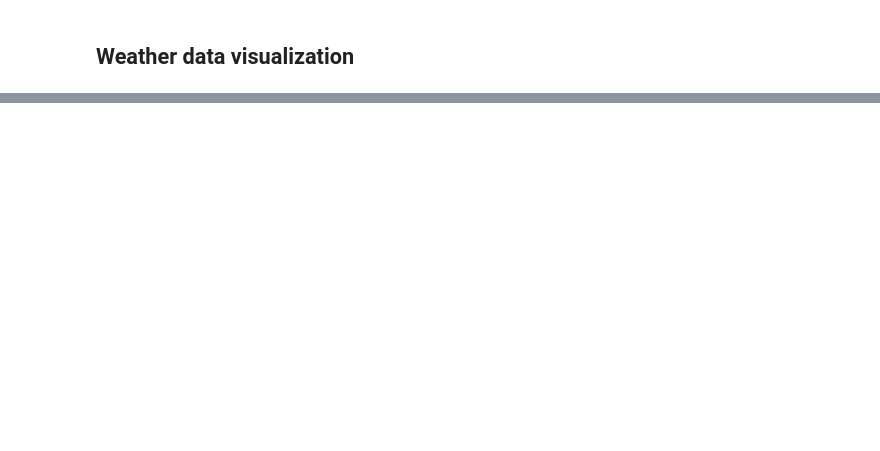
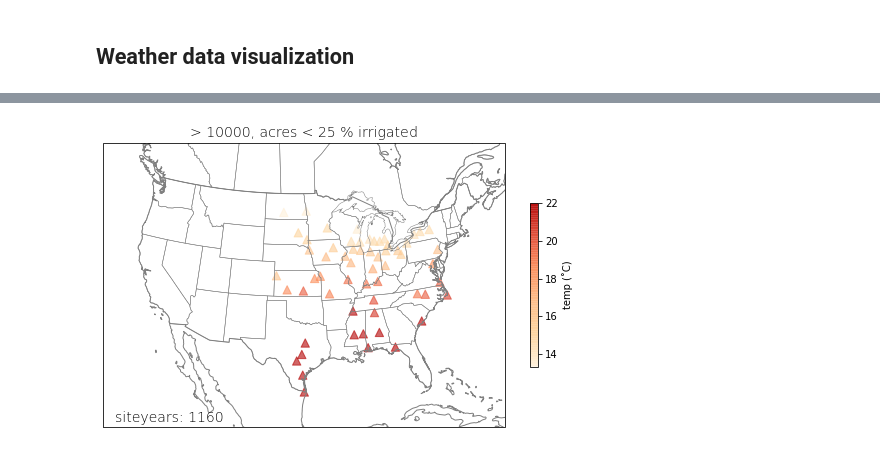
Before and after one commit to jennhsiao/upscale, a Jupyter notebook: notebooks/viz_wea.ipynb, the cells around one changed output, grey strips where cells are left out. Cells and saved outputs as stored; diff of their text form; code cells hidden in the pictures; blank space fills up the shorter version.

```diff
--- a/notebooks/viz_wea.ipynb
+++ b/notebooks/viz_wea.ipynb
@@ -53,0 +54,24 @@ Text(-108, 22, 'siteyears: 1160')
+# %%
+from palettable.colorbrewer.sequential import GnBu_8
+
+# Map out simulation sites
+extent = [-123, -72, 19, 53]
+fig = plt.figure(figsize=(9,6))
+ax = fig.add_subplot(1,1,1, projection=ccrs.AlbersEqualArea(
+    central_latitude=39.5, central_longitude=-98.35))
+mp = ax.scatter(df_wea_summary.lon, df_wea_summary.lat,
+                transform=ccrs.PlateCarree(), s=70, marker='^',
+                c=df_wea_summary.temp, cmap=OrRd_6.mpl_colormap,
+                vmax=22, alpha=0.6)
+ax.set_extent(extent)
+ax.add_feature(cfeature.COASTLINE, edgecolor='grey')
+ax.add_feature(cfeature.BORDERS, edgecolor='grey')
+ax.add_feature(cfeature.STATES, edgecolor='grey', linewidth=0.5)
+ax.set_title(f'> {int(area*2.47)}, acres < {irri} % irrigated',
+             fontweight='light', fontsize=14)
+ax.text(-108, 22, f'siteyears: {df_siteyears.shape[0]}',
+        horizontalalignment='right', transform=ccrs.PlateCarree(),
+        fontweight='light', fontsize=14)
+cbat = fig.colorbar(mp, shrink=0.5, label='temp (˚C)')
+# %% [output]
+[figure, added]
```
Also changed, not shown: parts of 1 cell of this notebook, 5 other files.
